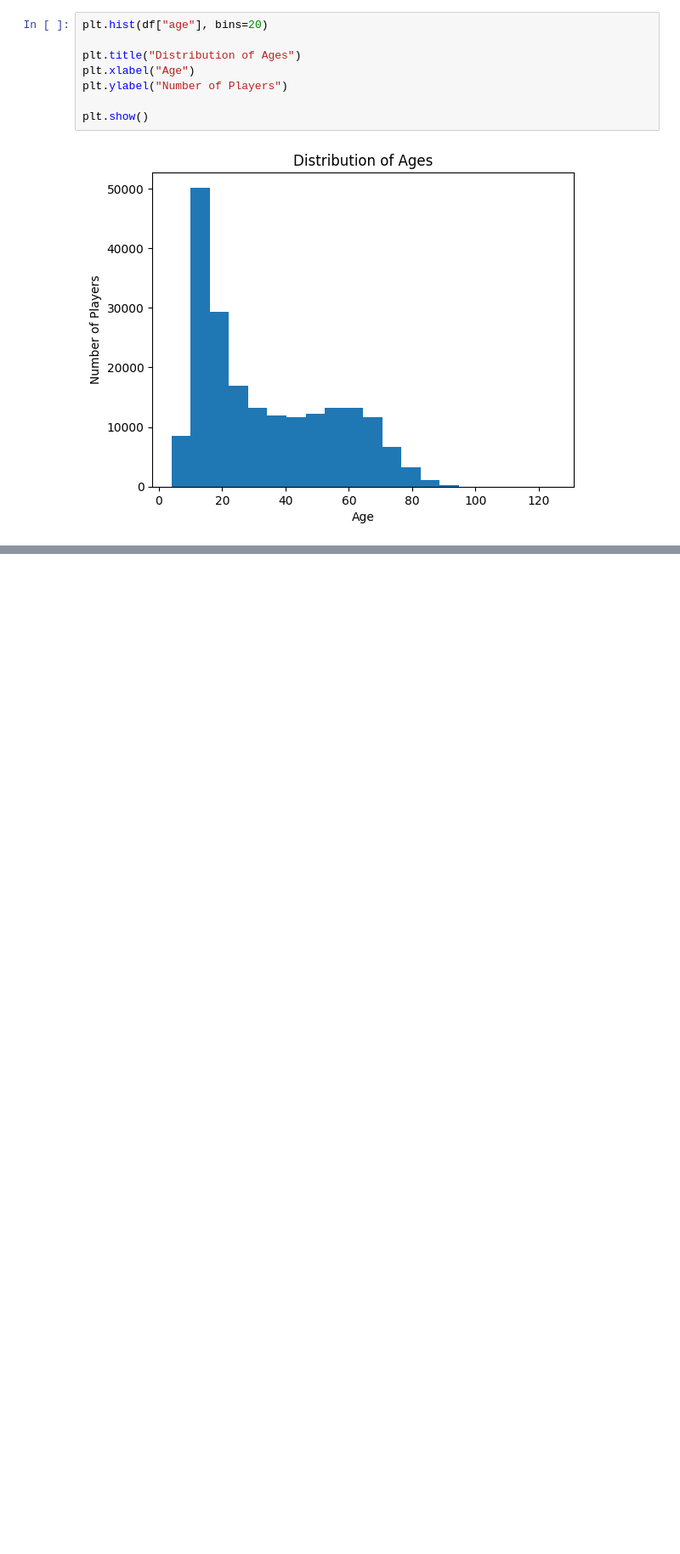
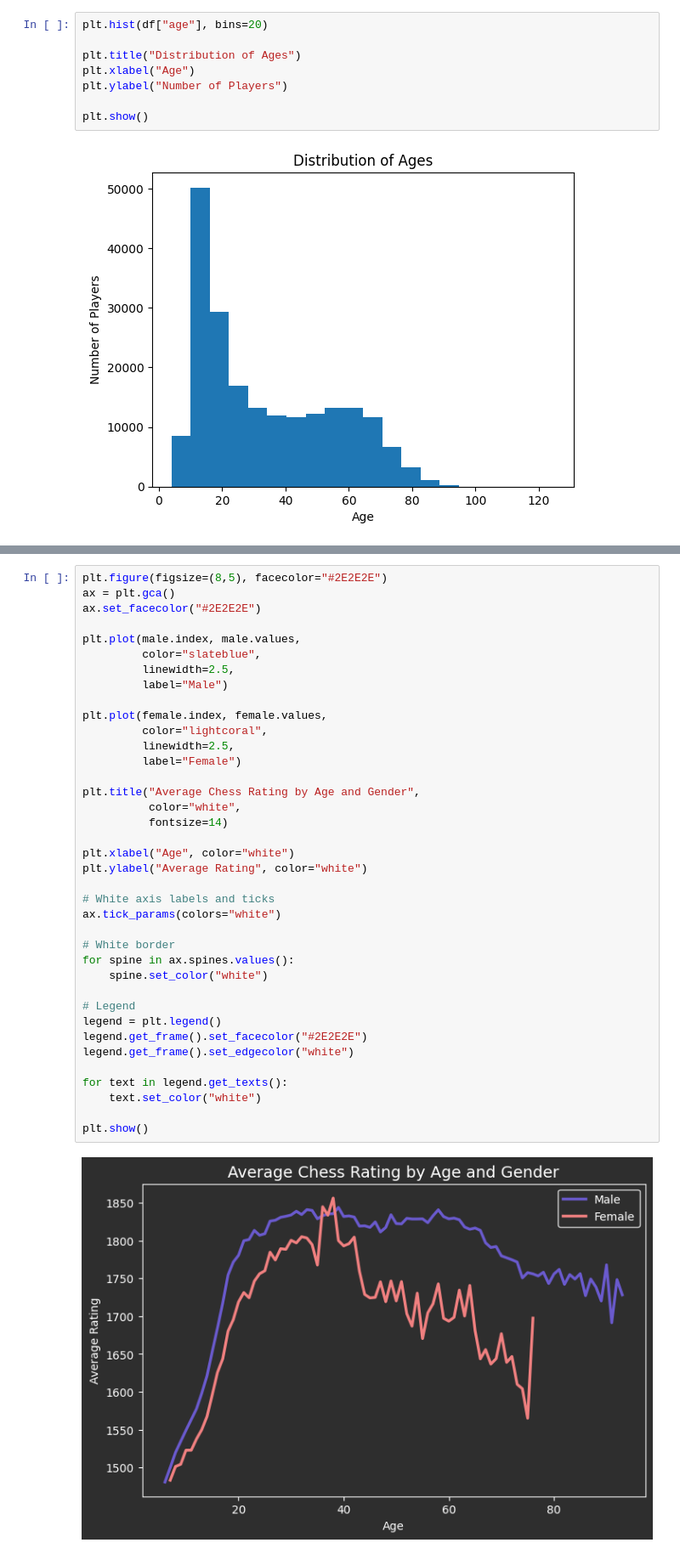
Before and after one commit to zachakss/chess-rating-research, a Jupyter notebook: FIDE_Chess_Project.ipynb, the cells around one changed output, grey strips where cells are left out. Shown at 85% size. Saved outputs shown, nothing was run; the diff lists cells and outputs as text; blank space fills up the shorter version.

```diff
--- a/FIDE_Chess_Project.ipynb
+++ b/FIDE_Chess_Project.ipynb
@@ -115,0 +136,40 @@ plt.show()
+# %%
+plt.figure(figsize=(8,5), facecolor="#2E2E2E")
+ax = plt.gca()
+ax.set_facecolor("#2E2E2E")
+
+plt.plot(male.index, male.values,
+         color="slateblue",
+         linewidth=2.5,
+         label="Male")
+
+plt.plot(female.index, female.values,
+         color="lightcoral",
+         linewidth=2.5,
+         label="Female")
+
+plt.title("Average Chess Rating by Age and Gender",
+          color="white",
+          fontsize=14)
+
+plt.xlabel("Age", color="white")
+plt.ylabel("Average Rating", color="white")
+
+# White axis labels and ticks
+ax.tick_params(colors="white")
+
+# White border
+for spine in ax.spines.values():
+    spine.set_color("white")
+
+# Legend
+legend = plt.legend()
+legend.get_frame().set_facecolor("#2E2E2E")
+legend.get_frame().set_edgecolor("white")
+
+for text in legend.get_texts():
+    text.set_color("white")
+
+plt.show()
+# %% [output]
+[figure, added]
```
Also changed, not shown: parts of 3 cells of this notebook.
